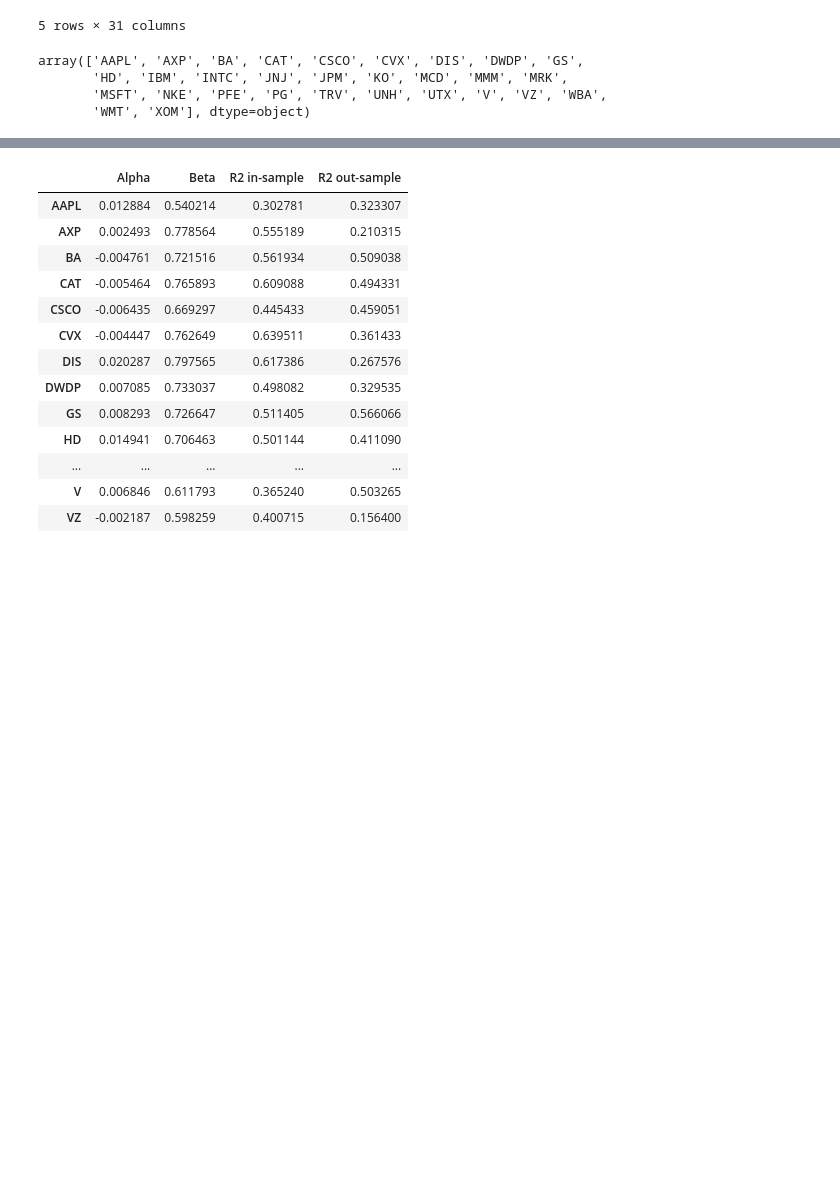
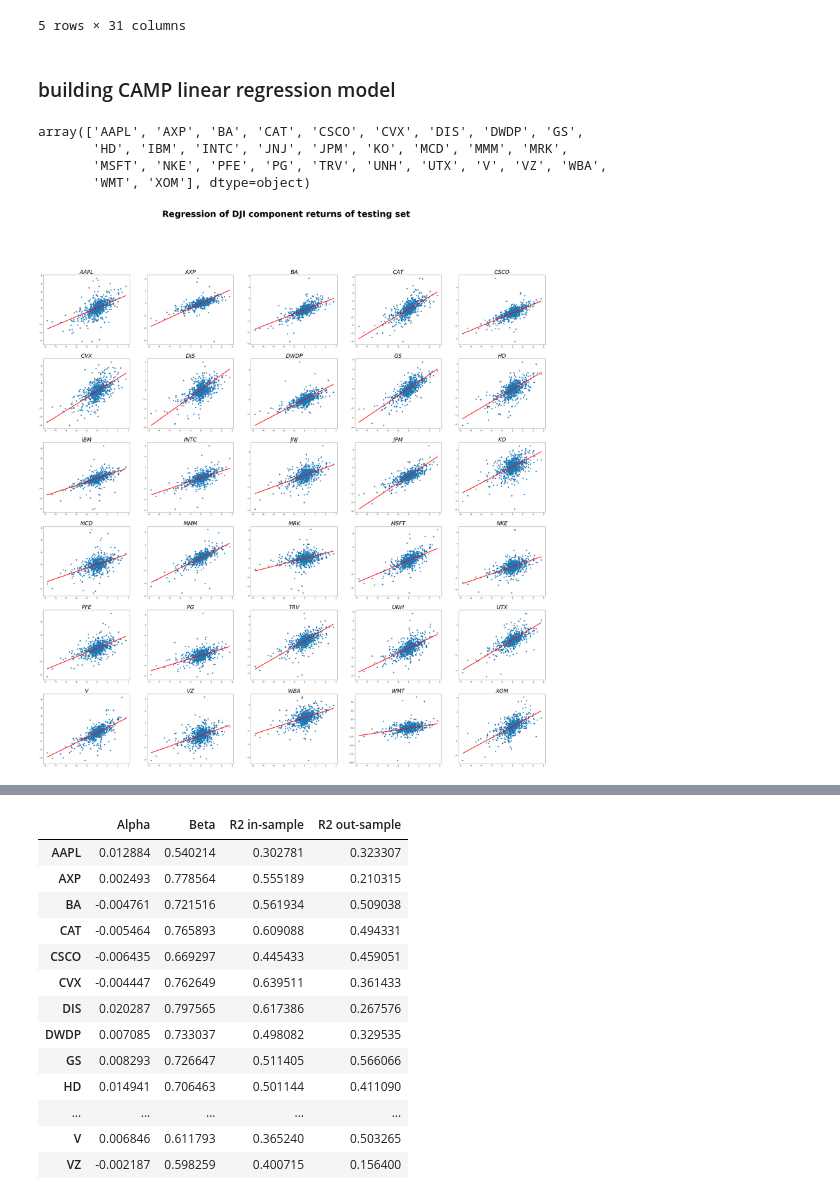
Before and after one commit to JaySiu/CAMP-for-Dow-Jones, a Jupyter notebook: CAMP.ipynb, the cells around one changed output, grey strips where cells are left out. Cells and saved outputs as stored; diff of their text form; code cells hidden in the pictures; blank space fills up the shorter version.

```diff
--- a/CAMP.ipynb
+++ b/CAMP.ipynb
@@ -212,6 +222,8 @@ dimensions of testing set:  (756, 31)
 | 2015-11-20 | 0.198201 | -0.241454 | 0.015671 | 0.785331 | 0.406858 | -1.426396 | 0.708230 | -0.026031 | -0.413744 | 1.788012 | ... | ... |
 | 2015-11-23 | -0.833974 | -0.149597 | -0.473567 | -0.110779 | -0.324355 | 0.769010 | -0.400072 | -0.297375 | -0.601335 | 1.176738 | ... | ... |
 5 rows × 31 columns
+# %% [markdown]
+### building CAMP linear regression model
 # %%
 from sklearn.linear_model import LinearRegression
 from sklearn.metrics import r2_score
@@ -229,17 +241,29 @@ array(['AAPL', 'AXP', 'BA', 'CAT', 'CSCO', 'CVX', 'DIS', 'DWDP', 'GS',
        'MSFT', 'NKE', 'PFE', 'PG', 'TRV', 'UNH', 'UTX', 'V', 'VZ', 'WBA',
        'WMT', 'XOM'], dtype=object)
 # %%
+fig, ax_list = plt.subplots(6, 5, figsize=(50,50))
+plt.suptitle("Regression of DJI component returns of testing set", fontsize = 48, fontweight='bold')
+
+x_axis = df_test['DJI'].values.reshape((756, 1))
 for i, stock in enumerate(tickers):
     lr.fit(df_train['DJI'].values.reshape((1761, 1)), df_train[stock].values.reshape((1761, 1)))
     alphas[i] = lr.intercept_[0]
     betas[i] = lr.coef_[0][0]
 
     predictions = lr.predict(df_train['DJI'].values.reshape((1761, 1)))
     r2_in_sample[i] = r2_score(df_train[stock], predictions)
 
     predictions = lr.predict(df_test['DJI'].values.reshape((756, 1)))
     r2_out_sample[i] = r2_score(df_test[stock], predictions)
+
+    ax_list[int(i/5)][i%5].set_title('{}'.format(stock), fontstyle='italic', fontsize = 30)
+    ax_list[int(i/5)][i%5].scatter(x_axis, df_test[stock].values.reshape((756, 1)))
+    ax_list[int(i/5)][i%5].plot(x_axis, predictions, color='red', linewidth=3)
+
+plt.show()
 # R2 score: https://en.wikipedia.org/wiki/Coefficient_of_determination
+# %% [output]
+[figure, added]
 # %%
 lr.fit(df_train['DJI'].values.reshape((1761, 1)), df_train['AAPL'].values.reshape((1761, 1)))
 alpha = lr.intercept_[0]
```
Also changed, not shown: parts of 25 cells of this notebook, 12 other files.
